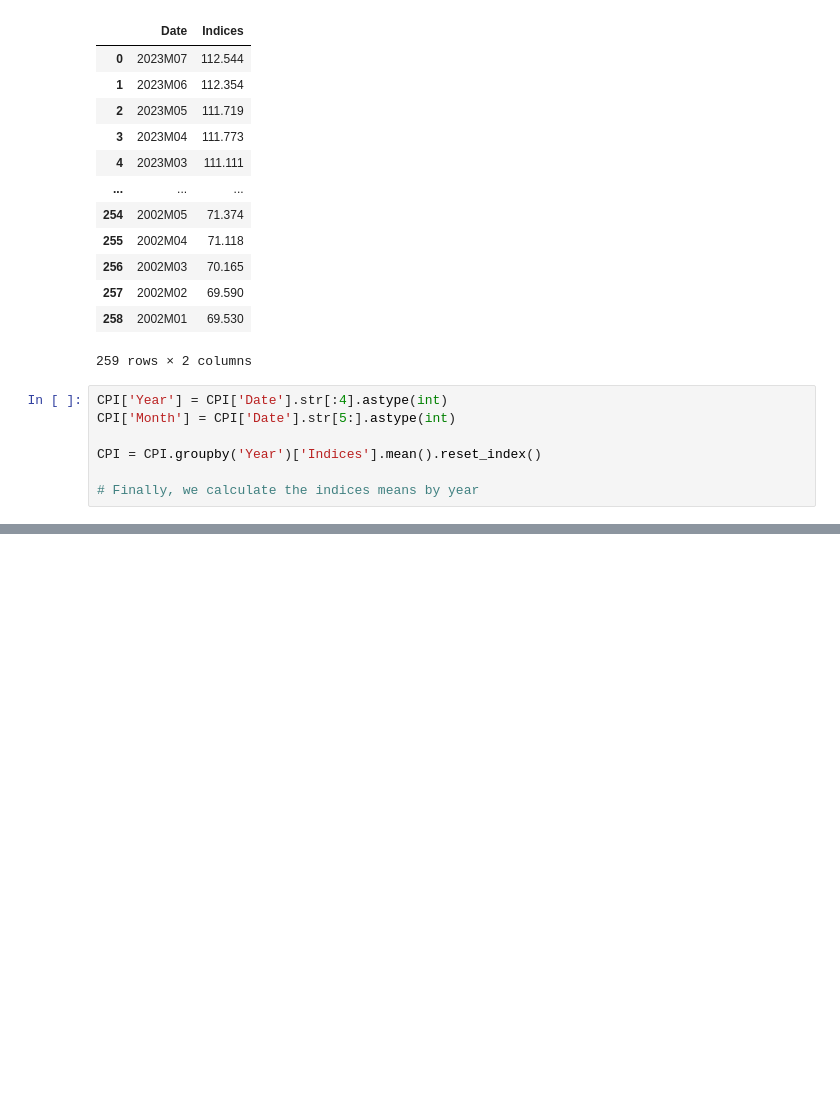
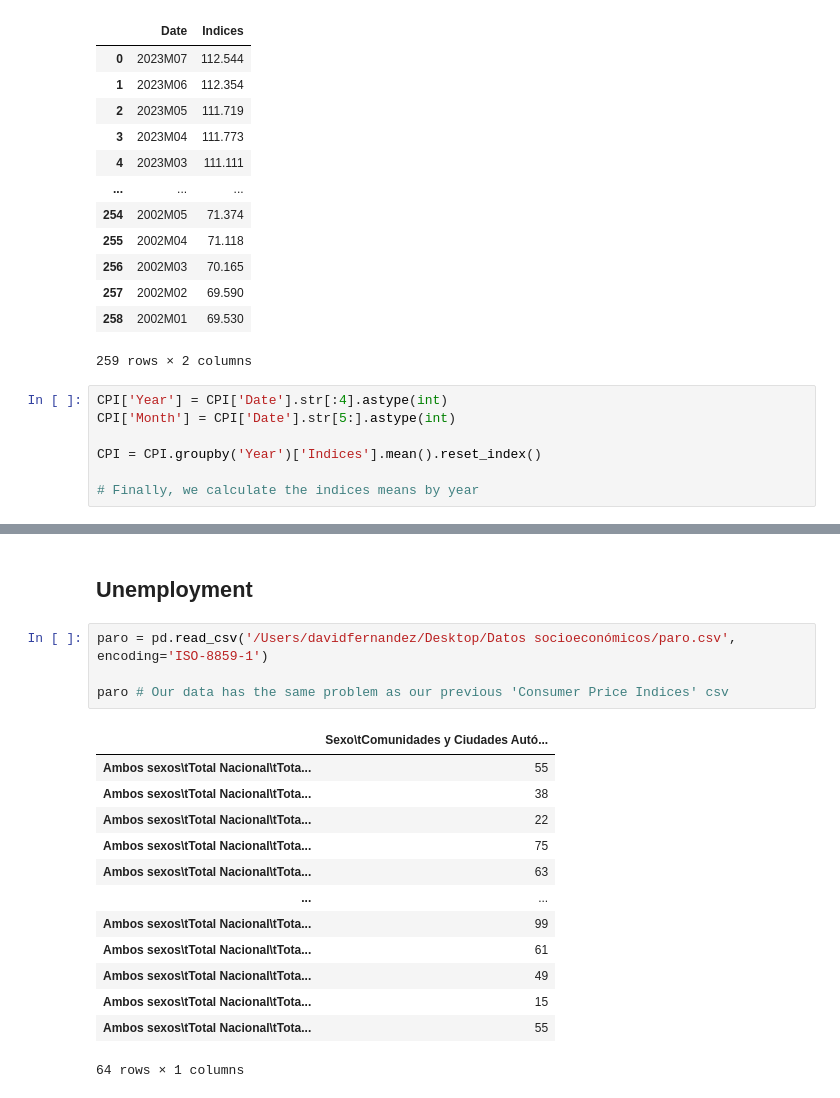
Before and after one commit to davidfernandez1619/Dashboard-Project, a Jupyter notebook: Notebooks/Socioeconomic data.ipynb, the cells around one changed output, grey strips where cells are left out. Saved outputs shown, nothing was run; the diff lists cells and outputs as text; blank space fills up the shorter version.

```diff
--- a/Notebooks/Socioeconomic data.ipynb
+++ b/Notebooks/Socioeconomic data.ipynb
@@ -121,0 +158,20 @@ CPI
+# %% [markdown]
+## Unemployment
+# %%
+paro = pd.read_csv('/Users/davidfernandez/Desktop/Datos socioeconómicos/paro.csv', encoding='ISO-8859-1')
+
+paro # Our data has the same problem as our previous 'Consumer Price Indices' csv
+# %% [output]
+|  | Sexo\tComunidades y Ciudades Autó... |
+| Ambos sexos\tTotal Nacional\tTota... | 55 |
+| Ambos sexos\tTotal Nacional\tTota... | 38 |
+| Ambos sexos\tTotal Nacional\tTota... | 22 |
+| Ambos sexos\tTotal Nacional\tTota... | 75 |
+| Ambos sexos\tTotal Nacional\tTota... | 63 |
+| ... | ... |
+| Ambos sexos\tTotal Nacional\tTota... | 99 |
+| Ambos sexos\tTotal Nacional\tTota... | 61 |
+| Ambos sexos\tTotal Nacional\tTota... | 49 |
+| Ambos sexos\tTotal Nacional\tTota... | 15 |
+| Ambos sexos\tTotal Nacional\tTota... | 55 |
+64 rows × 1 columns
```
Also changed, not shown: parts of 15 cells of this notebook, 5 other files.
